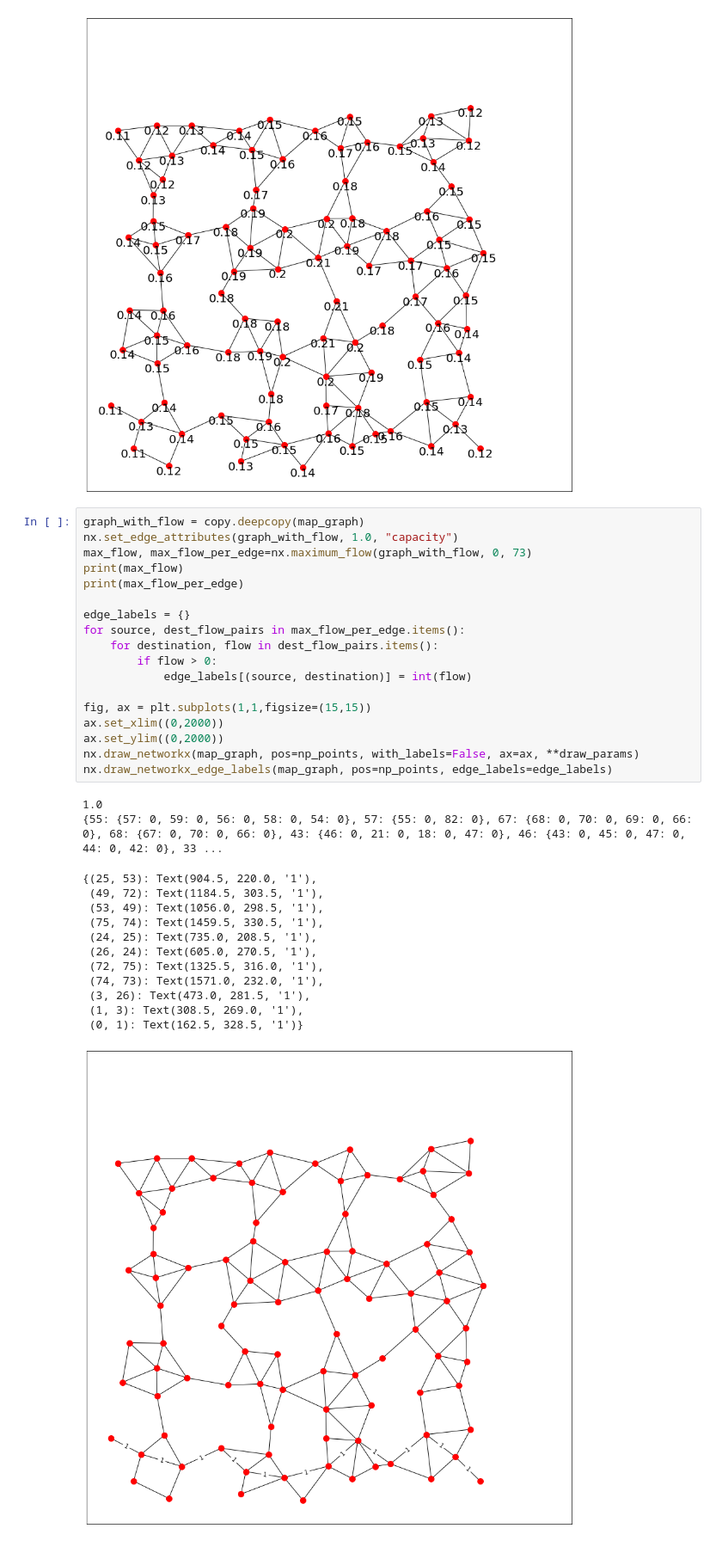
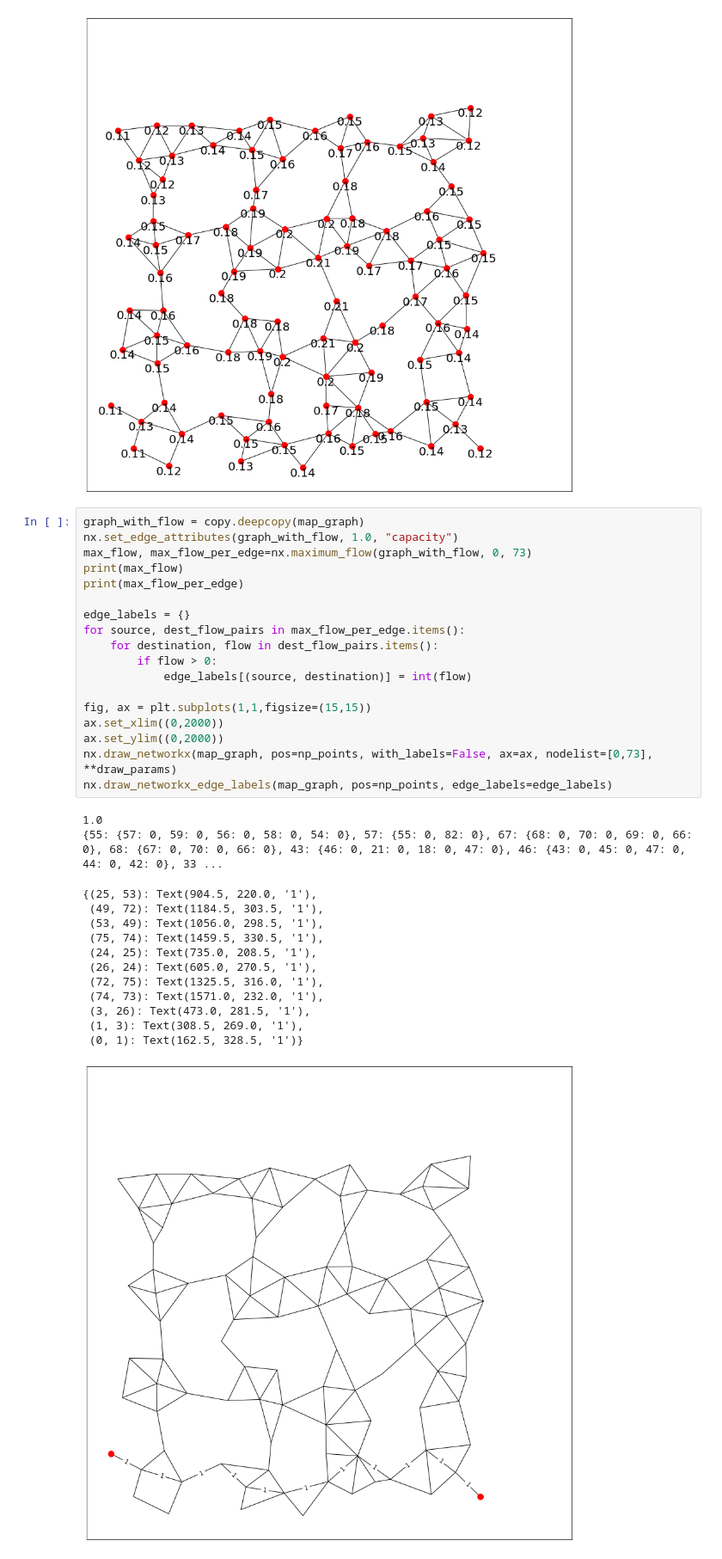
Before and after one commit to MisterTea/networkx-showcase, a Jupyter notebook: game_map_generator.ipynb, the cells around one changed output. Shown at 86% size. Cells and saved outputs as stored; diff of their text form.

```diff
--- a/game_map_generator.ipynb
+++ b/game_map_generator.ipynb
@@ -162,35 +167,35 @@ nx.draw_networkx(map_graph, pos=np_points, labels=node_centrality, ax=ax, **draw
 graph_with_flow = copy.deepcopy(map_graph)
 nx.set_edge_attributes(graph_with_flow, 1.0, "capacity")
 max_flow, max_flow_per_edge=nx.maximum_flow(graph_with_flow, 0, 73)
 print(max_flow)
 print(max_flow_per_edge)
 
 edge_labels = {}
 for source, dest_flow_pairs in max_flow_per_edge.items():
     for destination, flow in dest_flow_pairs.items():
         if flow > 0:
             edge_labels[(source, destination)] = int(flow)
 
 fig, ax = plt.subplots(1,1,figsize=(15,15))
 ax.set_xlim((0,2000))
 ax.set_ylim((0,2000))
-nx.draw_networkx(map_graph, pos=np_points, with_labels=False, ax=ax, **draw_params)
+nx.draw_networkx(map_graph, pos=np_points, with_labels=False, ax=ax, nodelist=[0,73], **draw_params)
 nx.draw_networkx_edge_labels(map_graph, pos=np_points, edge_labels=edge_labels)
 # %% [output]
 1.0
 {55: {57: 0, 59: 0, 56: 0, 58: 0, 54: 0}, 57: {55: 0, 82: 0}, 67: {68: 0, 70: 0, 69: 0, 66: 0}, 68: {67: 0, 70: 0, 66: 0}, 43: {46: 0, 21: 0, 18: 0, 47: 0}, 46: {43: 0, 45: 0, 47: 0, 44: 0, 42: 0}, 33 ...
 {(25, 53): Text(904.5, 220.0, '1'),
  (49, 72): Text(1184.5, 303.5, '1'),
  (53, 49): Text(1056.0, 298.5, '1'),
  (75, 74): Text(1459.5, 330.5, '1'),
  (24, 25): Text(735.0, 208.5, '1'),
  (26, 24): Text(605.0, 270.5, '1'),
  (72, 75): Text(1325.5, 316.0, '1'),
  (74, 73): Text(1571.0, 232.0, '1'),
  (3, 26): Text(473.0, 281.5, '1'),
  (1, 3): Text(308.5, 269.0, '1'),
  (0, 1): Text(162.5, 328.5, '1')}
-[figure, old version]
+[figure, new version]
 # %%
 graph_with_flow = copy.deepcopy(map_graph)
 nx.set_edge_attributes(graph_with_flow, 1.0, "capacity")
```
Also changed, not shown: parts of 3 cells of this notebook, 1 other file.
